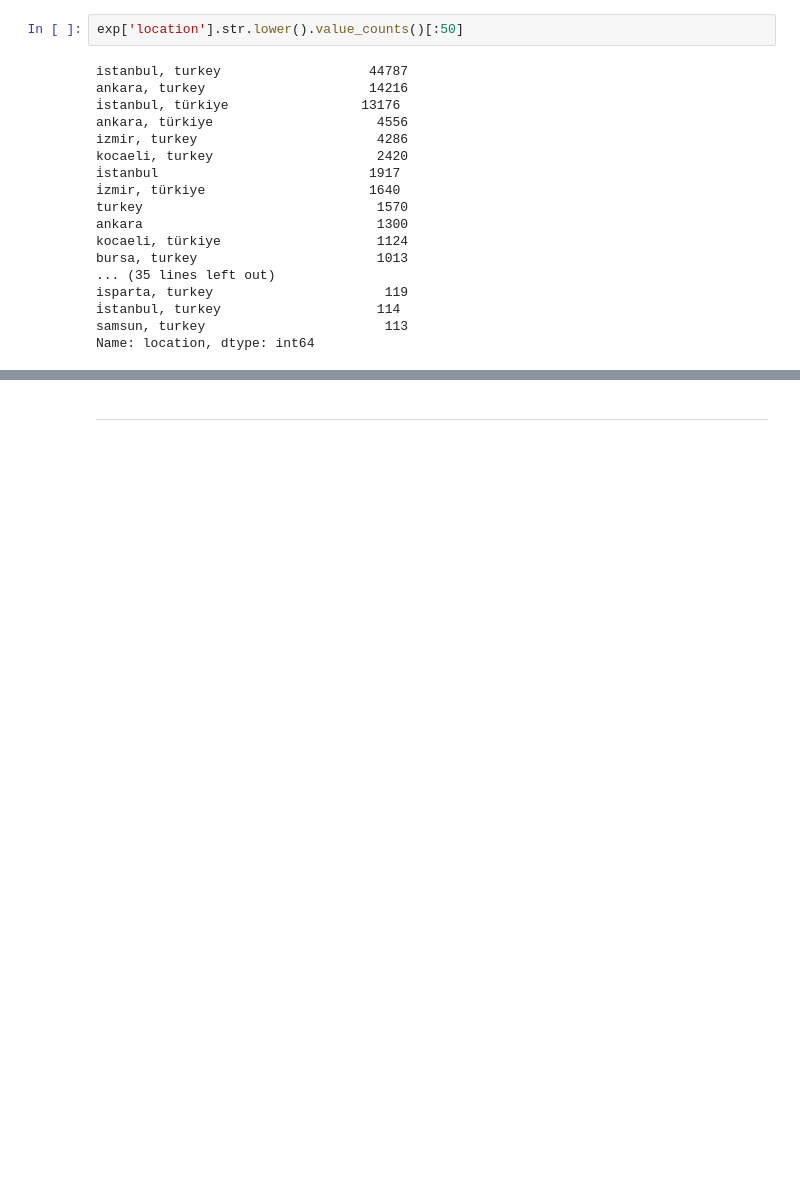
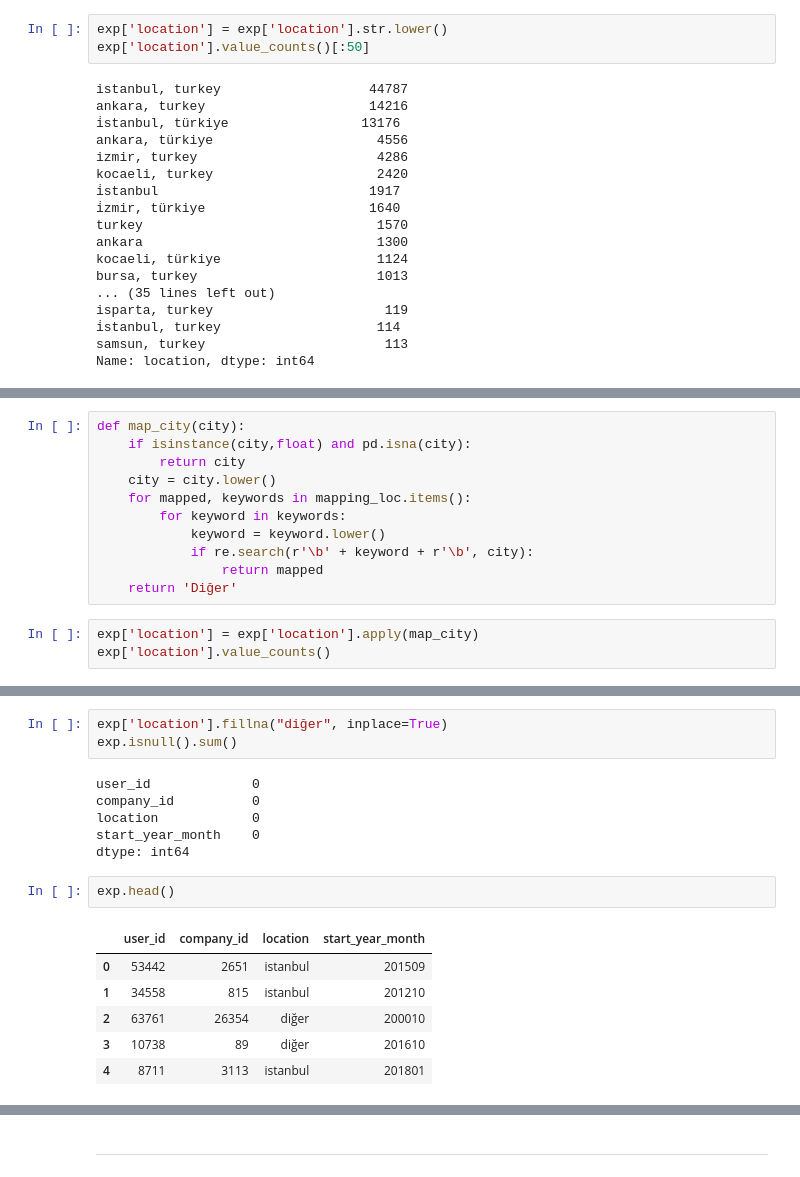
Before and after one commit to AshNumpy/GarantiBBVA-Datathon, a Jupyter notebook: Notebooks/file_manipulation.ipynb, the cells around one changed output, grey strips where cells are left out. Saved outputs shown, nothing was run; the diff lists cells and outputs as text; blank space fills up the shorter version.

```diff
--- a/Notebooks/file_manipulation.ipynb
+++ b/Notebooks/file_manipulation.ipynb
@@ -495,7 +495,8 @@ exp.sort_values(by='user_id').head()
 | 19762 | 2 | 7 | Elazig, Turkey | 201706 |
 | 760 | 2 | 9 | Elazig, Turkey | 201612 |
 # %%
-exp['location'].str.lower().value_counts()[:50]
+exp['location'] = exp['location'].str.lower()
+exp['location'].value_counts()[:50]
 # %% [output]
 istanbul, turkey                   44787
 ankara, turkey                     14216
@@ -562,0 +548,14 @@ test
+# %%
+def map_city(city):
+    if isinstance(city,float) and pd.isna(city):
+        return city
+    city = city.lower()
+    for mapped, keywords in mapping_loc.items():
+        for keyword in keywords:
+            keyword = keyword.lower()
+            if re.search(r'\b' + keyword + r'\b', city):
+                return mapped
+    return 'Diğer'
+# %%
+exp['location'] = exp['location'].apply(map_city)
+exp['location'].value_counts()
@@ -562,0 +588,18 @@ test
+# %%
+exp['location'].fillna("diğer", inplace=True)
+exp.isnull().sum()
+# %% [output]
+user_id             0
+company_id          0
+location            0
+start_year_month    0
+dtype: int64
+# %%
+exp.head()
+# %% [output]
+|  | user_id | company_id | location | start_year_month |
+| 0 | 53442 | 2651 | istanbul | 201509 |
+| 1 | 34558 | 815 | istanbul | 201210 |
+| 2 | 63761 | 26354 | diğer | 200010 |
+| 3 | 10738 | 89 | diğer | 201610 |
+| 4 | 8711 | 3113 | istanbul | 201801 |
```
Also changed, not shown: parts of 17 cells of this notebook, 5 other files.
